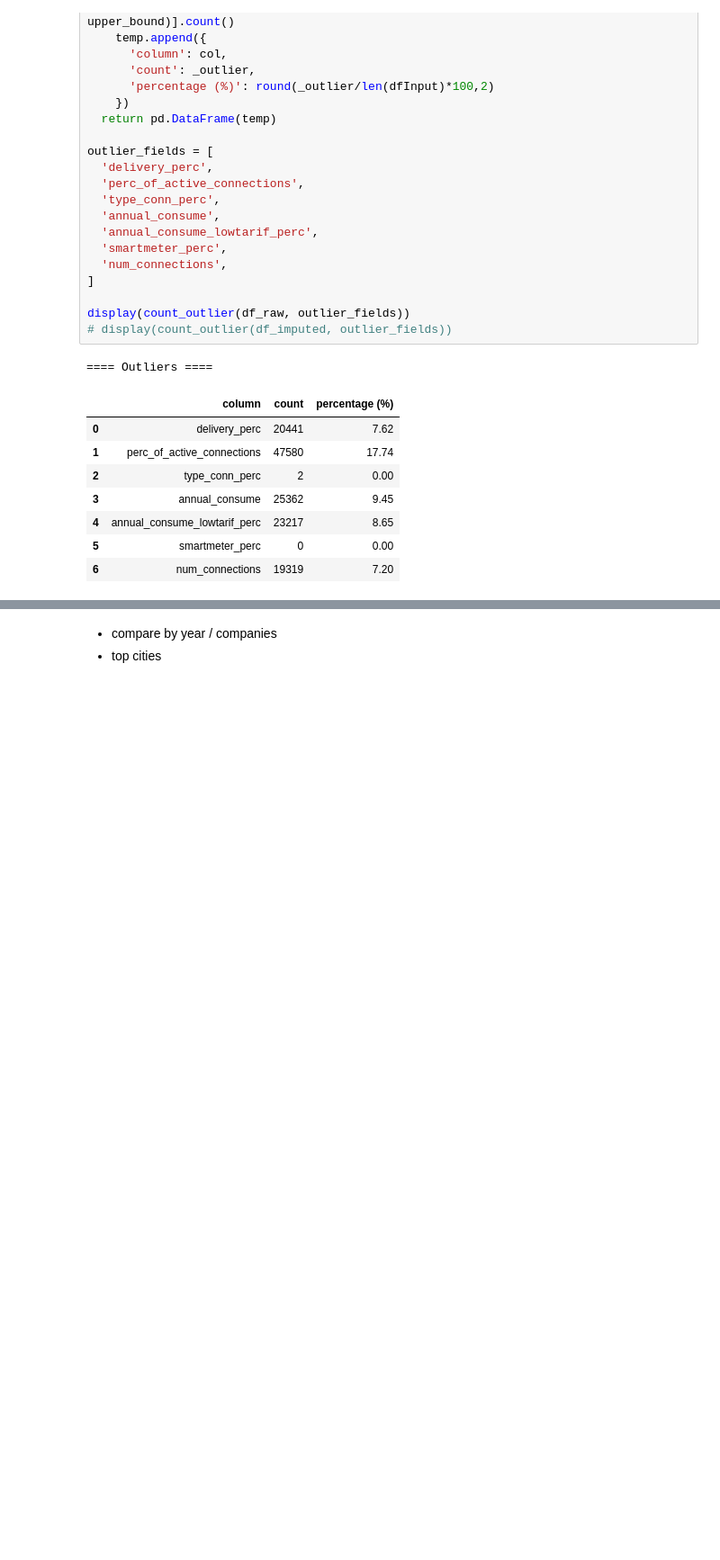
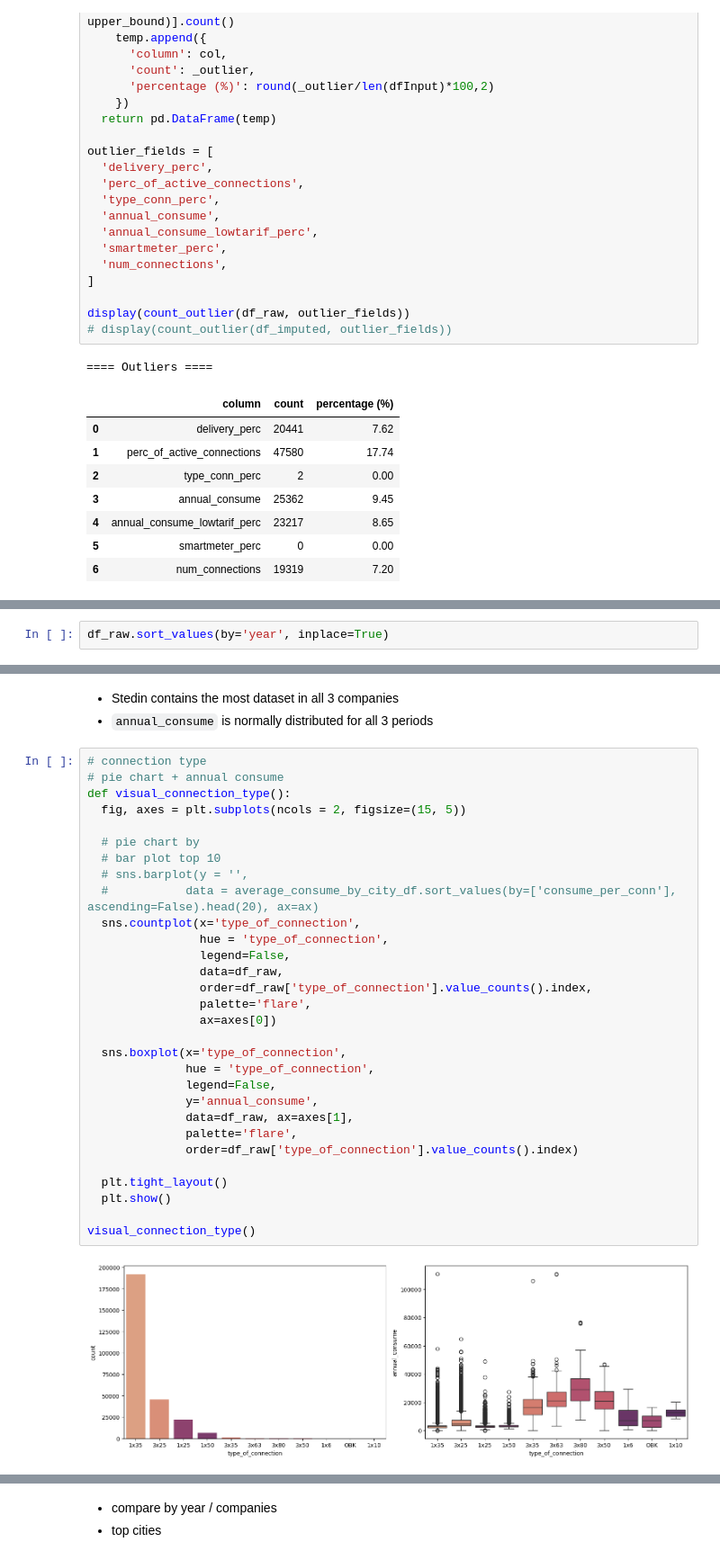
Before and after one commit to OnlyUsePascal/EEET2574-BigData-Asm2, a Jupyter notebook: jupyter-notebook/notebook/notebook-electricity.ipynb, the cells around one changed output, grey strips where cells are left out. Shown at 90% size. Drawn from its saved outputs; the diff is of its cells as text; blank space fills up the shorter version.

```diff
--- a/jupyter-notebook/notebook/notebook-electricity.ipynb
+++ b/jupyter-notebook/notebook/notebook-electricity.ipynb
@@ -318,0 +314,2 @@ array([[<Axes: title={'center': 'delivery_perc'}>,
+# %%
+df_raw.sort_values(by='year', inplace=True)
@@ -318,0 +344,35 @@ array([[<Axes: title={'center': 'delivery_perc'}>,
+# %% [markdown]
+- Stedin contains the most dataset in all 3 companies
+- `annual_consume` is normally distributed for all 3 periods
+# %%
+# connection type
+# pie chart + annual consume
+def visual_connection_type():
+  fig, axes = plt.subplots(ncols = 2, figsize=(15, 5))
+
+  # pie chart by
+  # bar plot top 10
+  # sns.barplot(y = '',
+  #           data = average_consume_by_city_df.sort_values(by=['consume_per_conn'], ascending=False).head(20), ax=ax)
+  sns.countplot(x='type_of_connection',
+                hue = 'type_of_connection',
+                legend=False,
+                data=df_raw,
+                order=df_raw['type_of_connection'].value_counts().index,
+                palette='flare',
+                ax=axes[0])
+
+  sns.boxplot(x='type_of_connection',
+              hue = 'type_of_connection',
+              legend=False,
+              y='annual_consume',
+              data=df_raw, ax=axes[1],
+              palette='flare',
+              order=df_raw['type_of_connection'].value_counts().index)
+
+  plt.tight_layout()
+  plt.show()
+
+visual_connection_type()
+# %% [output]
+[figure, added]
```
Also changed, not shown: parts of 27 cells of this notebook.
